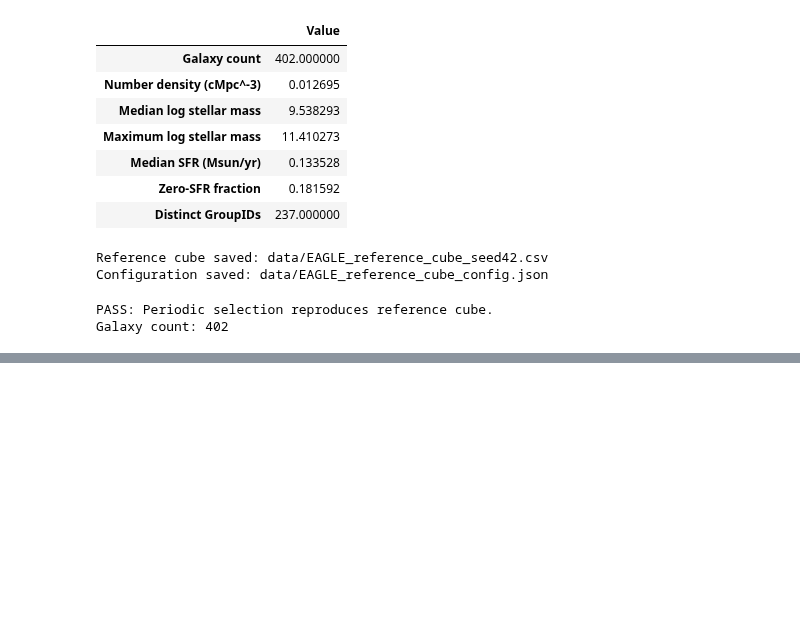
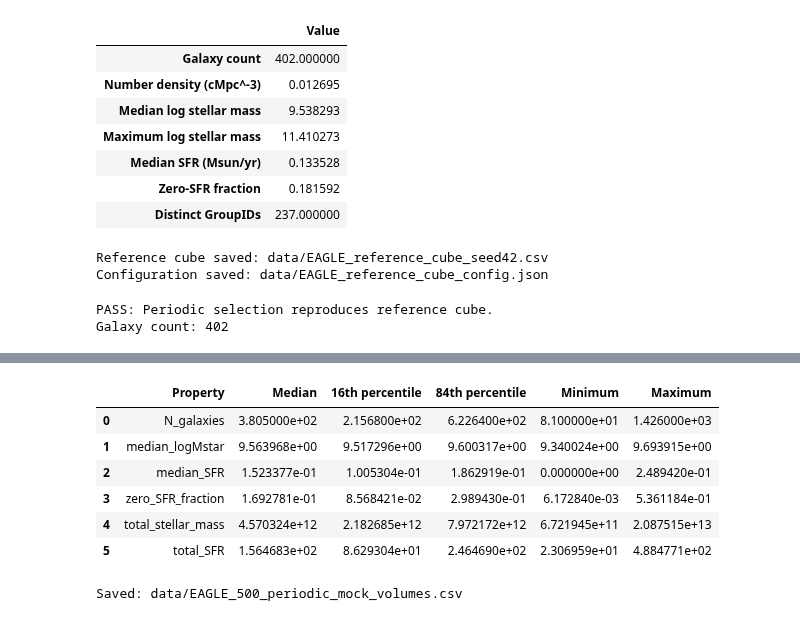
Before and after one commit to saatour/GW170817, a Jupyter notebook: 20261013_EAGLE_simulation_analysis_Chapter6.ipynb, the cells around one changed output, grey strips where cells are left out. Cells and saved outputs as stored; diff of their text form; code cells hidden in the pictures; blank space fills up the shorter version.

```diff
--- a/20261013_EAGLE_simulation_analysis_Chapter6.ipynb
+++ b/20261013_EAGLE_simulation_analysis_Chapter6.ipynb
@@ -1064,0 +1157,66 @@ Galaxy count: 402
+# %%
+properties = [
+    "N_galaxies",
+    "median_logMstar",
+    "median_SFR",
+    "zero_SFR_fraction",
+    "total_stellar_mass",
+    "total_SFR"
+]
+
+summary_rows = []
+
+for name in properties:
+
+    values = ensemble[name].dropna()
+
+    summary_rows.append({
+        "Property": name,
+        "Median": values.median(),
+        "16th percentile": values.quantile(0.16),
+        "84th percentile": values.quantile(0.84),
+        "Minimum": values.min(),
+        "Maximum": values.max()
+    })
+
+ensemble_summary = pd.DataFrame(summary_rows)
+
+display(ensemble_summary)
+# %% [output]
+|  | Property | Median | 16th percentile | 84th percentile | Minimum | Maximum |
+| 0 | N_galaxies | 3.805000e+02 | 2.156800e+02 | 6.226400e+02 | 8.100000e+01 | 1.426000e+03 |
+| 1 | median_logMstar | 9.563968e+00 | 9.517296e+00 | 9.600317e+00 | 9.340024e+00 | 9.693915e+00 |
+| 2 | median_SFR | 1.523377e-01 | 1.005304e-01 | 1.862919e-01 | 0.000000e+00 | 2.489420e-01 |
+| 3 | zero_SFR_fraction | 1.692781e-01 | 8.568421e-02 | 2.989430e-01 | 6.172840e-03 | 5.361184e-01 |
+| 4 | total_stellar_mass | 4.570324e+12 | 2.182685e+12 | 7.972172e+12 | 6.721945e+11 | 2.087515e+13 |
+| 5 | total_SFR | 1.564683e+02 | 8.629304e+01 | 2.464690e+02 | 2.306959e+01 | 4.884771e+02 |
+# %%
+ensemble_path = DATA / "EAGLE_500_periodic_mock_volumes.csv"
+
+ensemble.to_csv(
+    ensemble_path,
+    index=False
+)
+
+ensemble_config = {
+    "simulation": SIMULATION,
+    "snapshot": SNAPSHOT,
+    "number_of_cubes": N_CUBES,
+    "random_seed": ENSEMBLE_SEED,
+    "stellar_mass_threshold_msun": float(MASS_MIN),
+    "cube_side_comoving_mpc": float(L),
+    "cube_volume_comoving_mpc3": float(V90),
+    "simulation_box_side_comoving_mpc": BOX_SIZE_CMPC,
+    "sampling": "uniform random origins with periodic wrapping",
+    "overlap_allowed": True
+}
+
+with open(
+    DATA / "EAGLE_500_periodic_mock_volumes_config.json",
+    "w"
+) as f:
+    json.dump(ensemble_config, f, indent=2)
+
+print("Saved:", ensemble_path)
+# %% [output]
+Saved: data/EAGLE_500_periodic_mock_volumes.csv
```
Also changed, not shown: parts of 2 cells of this notebook.
